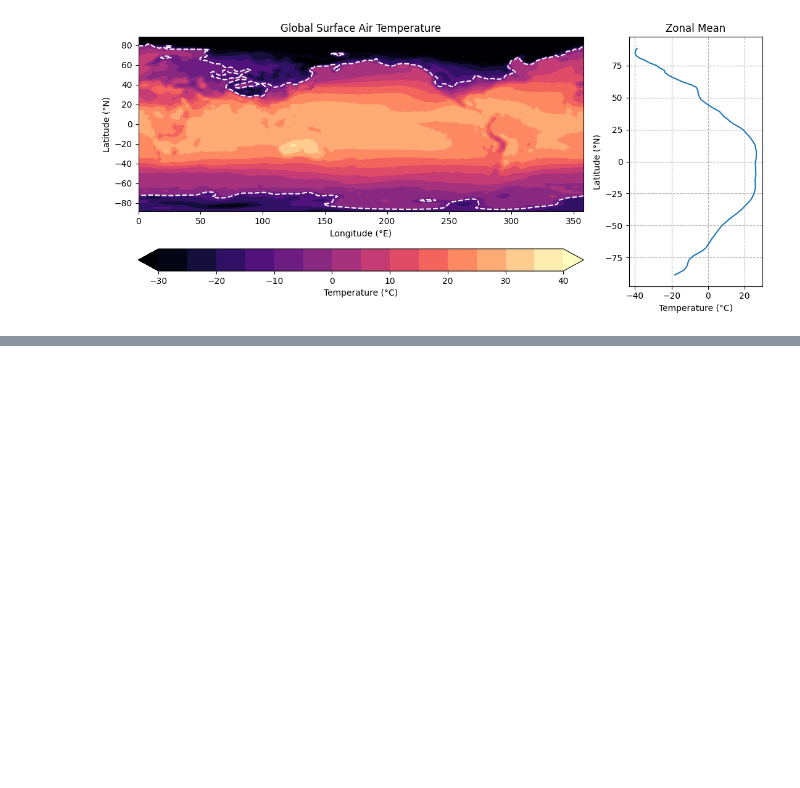
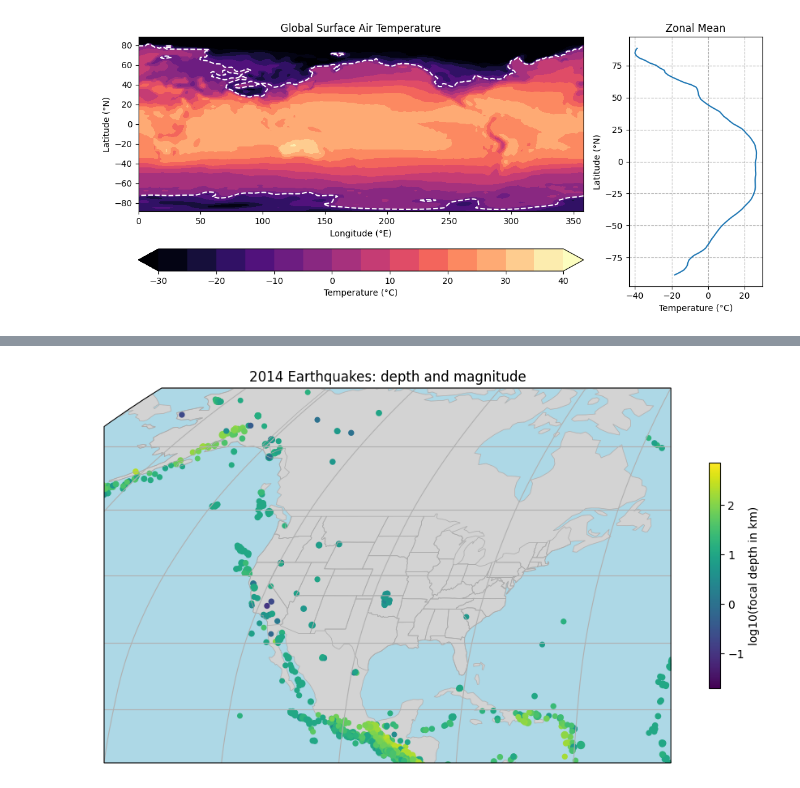
Before and after one commit to emmagiometti/A2026_Intro_Python, a Jupyter notebook: 1_4_env_excercise_matplotlib_and_xarray.ipynb, the cells around one changed output, grey strips where cells are left out. Cells and saved outputs as stored; diff of their text form; code cells hidden in the pictures; blank space fills up the shorter version.

```diff
--- a/1_4_env_excercise_matplotlib_and_xarray.ipynb
+++ b/1_4_env_excercise_matplotlib_and_xarray.ipynb
@@ -381,16 +403,53 @@ path = pooch.retrieve(
 # %%
 # Your solution here
 # Hint: load the four numeric columns with
 #       np.genfromtxt(path, delimiter=",", skip_header=1, usecols=(1, 2, 3, 4))
 #       -- usecols skips the text columns (time, place, ...) mixed in with the numbers
+
+quake_data = np.genfromtxt(path, delimiter=",", skip_header=1, usecols=(1, 2, 3, 4))
+latitude = quake_data[:, 0]
+longitude = quake_data[:, 1]
+depth_km = quake_data[:, 2]
+mag = quake_data[:, 3]
+
+
 # Hint: keep mag >= 4 and depth_km > 0 (a few events are recorded at exactly 0 km, which
 #       np.log10 cannot take); combine the two conditions into one mask with & ("and")
+
+#extract mag and depth_km arrays and make mask
+mask = (mag >= 4) & (depth_km > 0)
+
+#filter by mask
+lon_filtered = longitude[mask]
+lat_filtered = latitude[mask]
+depth_filtered = depth_km[mask]
+mag_filtered = mag[mask]
+
+
+# Hint: build a figure with a single ccrs.Robinson() projection
+fig, ax = plt.subplots(figsize=(12, 6), subplot_kw={"projection": ccrs.Robinson()})
+ax.set_extent([-140, -60, 12, 70], ccrs.PlateCarree())
+quakemap = ax.scatter(lon_filtered, lat_filtered, transform=ccrs.PlateCarree(),c=np.log10(depth_filtered), s=mag_filtered ** 2)
+#adding features
+ax.add_feature(cfeature.OCEAN, facecolor="lightblue")
+ax.add_feature(cfeature.LAND, facecolor="lightgray", edgecolor = "darkgray", linewidth=0.5)
+ax.add_feature(cfeature.STATES, linewidth=0.5, edgecolor="darkgray", facecolor = "none")
+
+#colorbar and gridlines
+fig.colorbar(quakemap, label="log10(focal depth in km)", shrink = 0.6)
+ax.gridlines()
+ax.set_title("2014 Earthquakes: depth and magnitude")
+
+plt.show()
+#
 # Hint: fig, ax = plt.subplots(subplot_kw={"projection": ccrs.Robinson()})
 # Hint: ax.set_extent([-140, -60, 12, 70], ccrs.PlateCarree()) crops to the window shown
 # Hint: the features are cfeature.LAND, cfeature.OCEAN, cfeature.LAKES, cfeature.RIVERS and
 #       cfeature.STATES; add_feature takes edgecolor, facecolor and linewidth, and STATES
 #       reads better in gray at a thin linewidth
 # Hint: ax.scatter(longitude, latitude, transform=ccrs.PlateCarree(),
 #                  c=np.log10(depth_km), s=mag ** 2)
 #       -- transform tells cartopy the coordinates are plain lon/lat, not already projected
 # Hint: finish with ax.gridlines, a labelled colorbar, and a title
+# %% [output]
+[figure, added]
```
Also changed, not shown: parts of 7 cells of this notebook.
